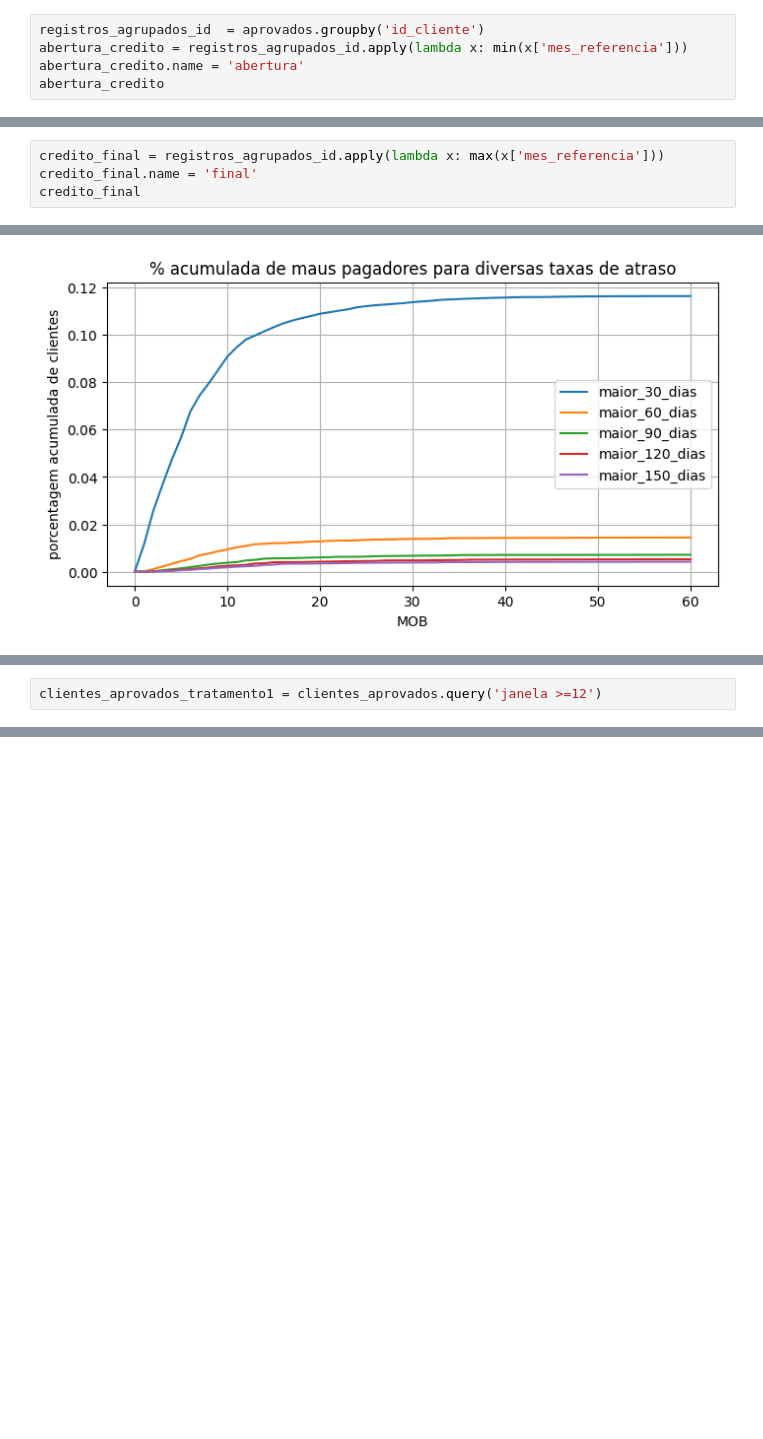
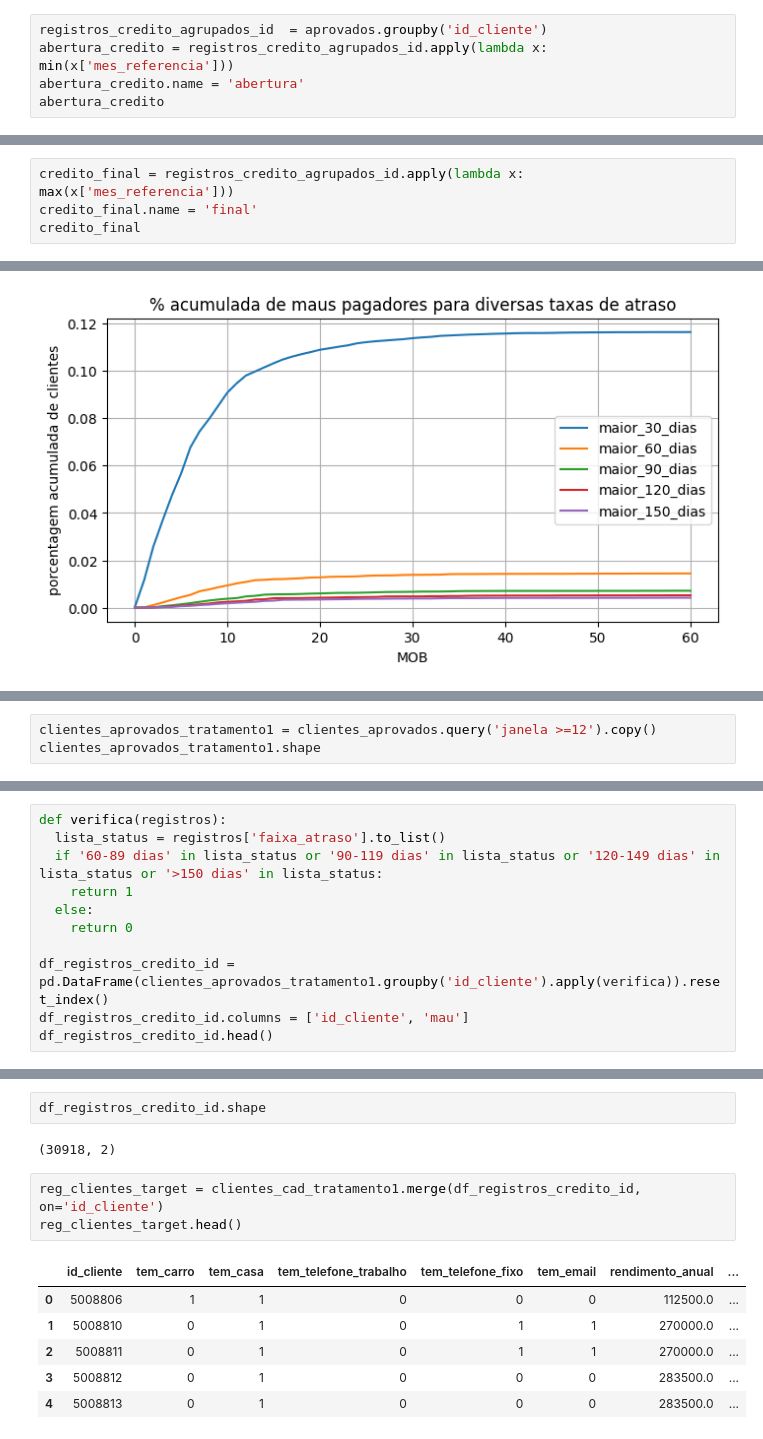
Before and after one commit to giulianafernandes/credit_card_approval_prediction, a Jupyter notebook: deploy_de_aplicacoes_2.ipynb, the cells around one changed output, grey strips where cells are left out. Saved outputs shown, nothing was run; the diff lists cells and outputs as text; blank space fills up the shorter version.

```diff
--- a/deploy_de_aplicacoes_2.ipynb
+++ b/deploy_de_aplicacoes_2.ipynb
@@ -503,6 +543,6 @@ Name: count, dtype: int64
 # %%
-registros_agrupados_id  = aprovados.groupby('id_cliente')
-abertura_credito = registros_agrupados_id.apply(lambda x: min(x['mes_referencia']))
+registros_credito_agrupados_id  = aprovados.groupby('id_cliente')
+abertura_credito = registros_credito_agrupados_id.apply(lambda x: min(x['mes_referencia']))
 abertura_credito.name = 'abertura'
 abertura_credito
 # %% [output]
@@ -541,7 +581,7 @@ clientes_aprovados.head()
 | 3 | 5001711 | -3 | 1-29 dias | -3 |
 | 4 | 5001712 | 0 | pagamento realizado | -18 |
 # %%
-credito_final = registros_agrupados_id.apply(lambda x: max(x['mes_referencia']))
+credito_final = registros_credito_agrupados_id.apply(lambda x: max(x['mes_referencia']))
 credito_final.name = 'final'
 credito_final
 # %% [output]
@@ -826,2 +872,3 @@ plt.show()
 # %%
-clientes_aprovados_tratamento1 = clientes_aprovados.query('janela >=12')
+clientes_aprovados_tratamento1 = clientes_aprovados.query('janela >=12').copy()
+clientes_aprovados_tratamento1.shape
@@ -833,0 +877,11 @@ array(['pagamento realizado', '1-29 dias', 'nenhum empréstimo',
+# %%
+def verifica(registros):
+  lista_status = registros['faixa_atraso'].to_list()
+  if '60-89 dias' in lista_status or '90-119 dias' in lista_status or '120-149 dias' in lista_status or '>150 dias' in lista_status:
+    return 1
+  else:
+    return 0
+
+df_registros_credito_id = pd.DataFrame(clientes_aprovados_tratamento1.groupby('id_cliente').apply(verifica)).reset_index()
+df_registros_credito_id.columns = ['id_cliente', 'mau']
+df_registros_credito_id.head()
@@ -833,0 +895,14 @@ array(['pagamento realizado', '1-29 dias', 'nenhum empréstimo',
+# %%
+df_registros_credito_id.shape
+# %% [output]
+(30918, 2)
+# %%
+reg_clientes_target = clientes_cad_tratamento1.merge(df_registros_credito_id, on='id_cliente')
+reg_clientes_target.head()
+# %% [output]
+|  | id_cliente | tem_carro | tem_casa | tem_telefone_trabalho | tem_telefone_fixo | tem_email | rendimento_anual | ... |
+| 0 | 5008806 | 1 | 1 | 0 | 0 | 0 | 112500.0 | ... |
+| 1 | 5008810 | 0 | 1 | 0 | 1 | 1 | 270000.0 | ... |
+| 2 | 5008811 | 0 | 1 | 0 | 1 | 1 | 270000.0 | ... |
+| 3 | 5008812 | 0 | 1 | 0 | 0 | 0 | 283500.0 | ... |
+| 4 | 5008813 | 0 | 1 | 0 | 0 | 0 | 283500.0 | ... |
```
Also changed, not shown: parts of 50 cells of this notebook, 5 other files.
